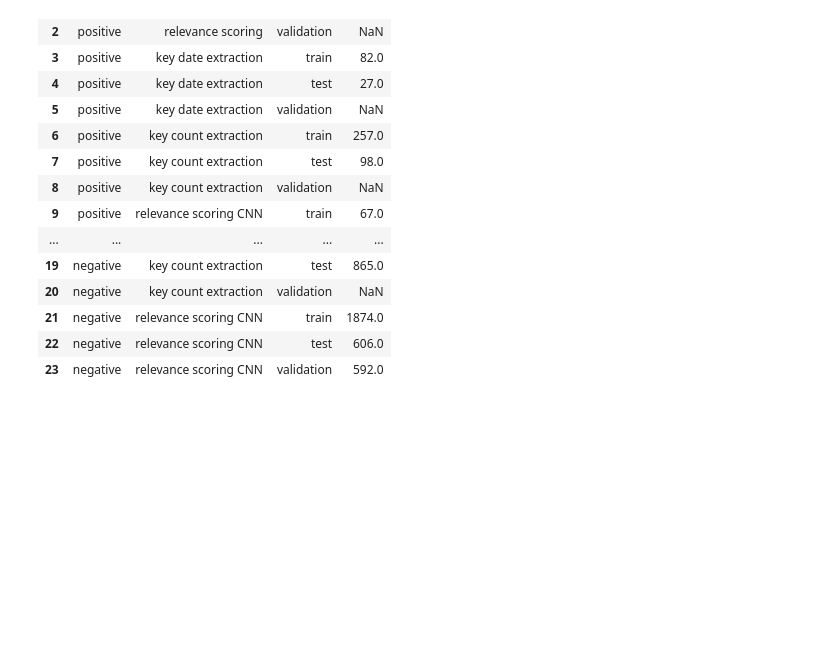
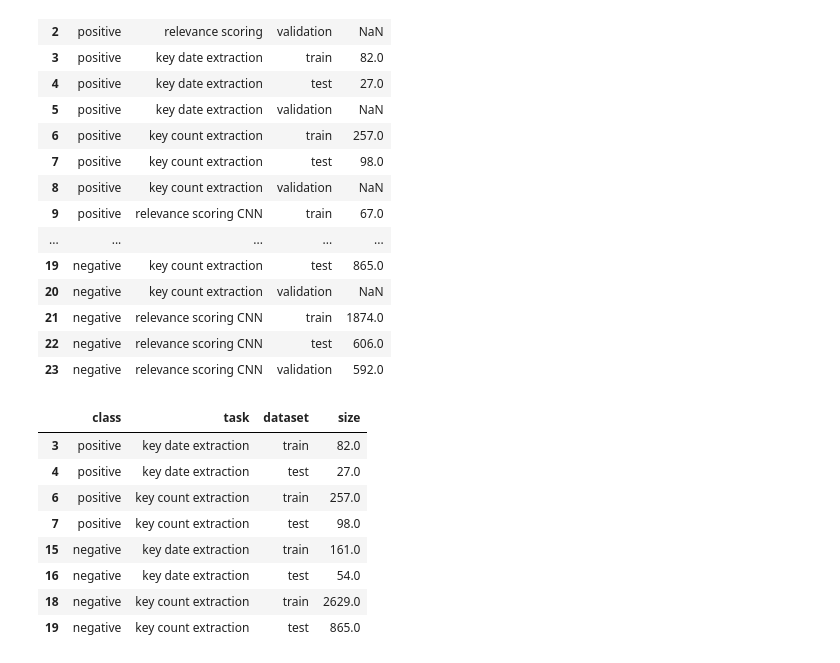
Before and after one commit to aauss/EventEpi, a Jupyter notebook: notebooks/dataset_plot.ipynb, the cells around one changed output. Cells and saved outputs as stored; diff of their text form; code cells hidden in the pictures; blank space fills up the shorter version.

```diff
--- a/notebooks/dataset_plot.ipynb
+++ b/notebooks/dataset_plot.ipynb
@@ -24,3 +25,16 @@ data
 | 21 | negative | relevance scoring CNN | train | 1874.0 |
 | 22 | negative | relevance scoring CNN | test | 606.0 |
 | 23 | negative | relevance scoring CNN | validation | 592.0 |
+# %%
+key_extraction = data.query("task.str.startswith('key')").dropna()
+key_extraction
+# %% [output]
+|  | class | task | dataset | size |
+| 3 | positive | key date extraction | train | 82.0 |
+| 4 | positive | key date extraction | test | 27.0 |
+| 6 | positive | key count extraction | train | 257.0 |
+| 7 | positive | key count extraction | test | 98.0 |
+| 15 | negative | key date extraction | train | 161.0 |
+| 16 | negative | key date extraction | test | 54.0 |
+| 18 | negative | key count extraction | train | 2629.0 |
+| 19 | negative | key count extraction | test | 865.0 |
```
Also changed, not shown: parts of 6 cells of this notebook.
